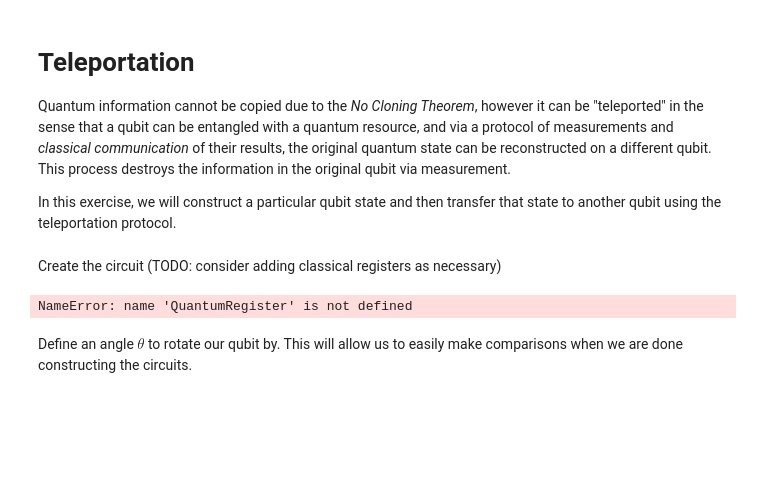
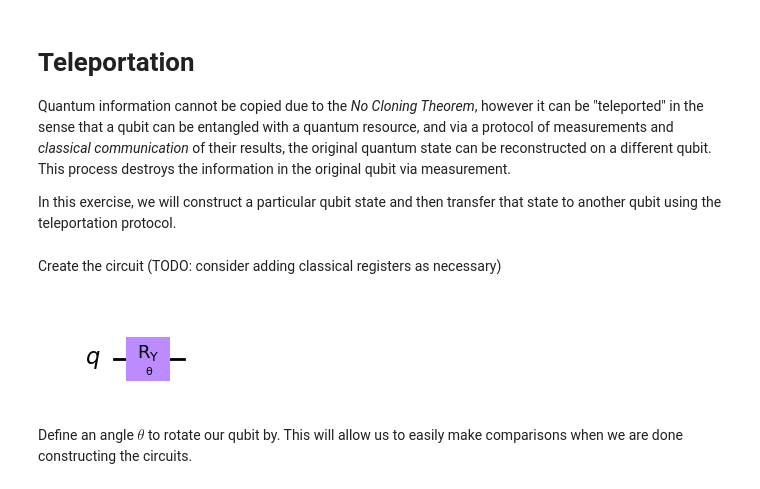
Before and after one commit to qiskit-community/qgss-2023, a Jupyter notebook: content/lab2/lab2.ipynb, the cells around one changed output. Drawn from its saved outputs; the diff is of its cells as text; code cells hidden in the pictures; blank space fills up the shorter version.

```diff
--- a/content/lab2/lab2.ipynb
+++ b/content/lab2/lab2.ipynb
@@ -196,12 +191,19 @@ from qiskit.circuit import ClassicalRegister, Parameter, QuantumRegister
 from qiskit.qasm import pi
 # %% [markdown]
 Create the circuit (TODO: consider adding classical registers as necessary)
+# %%
+theta = Parameter('θ')
+
+qr = QuantumRegister(1, 'q')
+qc = QuantumCircuit(qr)
+qc.ry(theta, 0)
+qc.draw('mpl')
+# %% [output]
+[figure, added]
 # %%
-qr = QuantumRegister(3, 'q')
-alice = ClassicalRegister(2, 'alice')
-bob = ClassicalRegister(1, 'bob')
-qc = QuantumCircuit(qr, alice, bob)
+# qr = QuantumRegister(3, 'q')
+# alice = ClassicalRegister(2, 'alice')
+# bob = ClassicalRegister(1, 'bob')
+# qc = QuantumCircuit(qr, alice, bob)
-# %% [output]
-NameError: name 'QuantumRegister' is not defined
 # %% [markdown]
 Define an angle $\theta$ to rotate our qubit by. This will allow us to easily make comparisons when we are done constructing the circuits.
```
Also changed, not shown: parts of 23 cells of this notebook.
